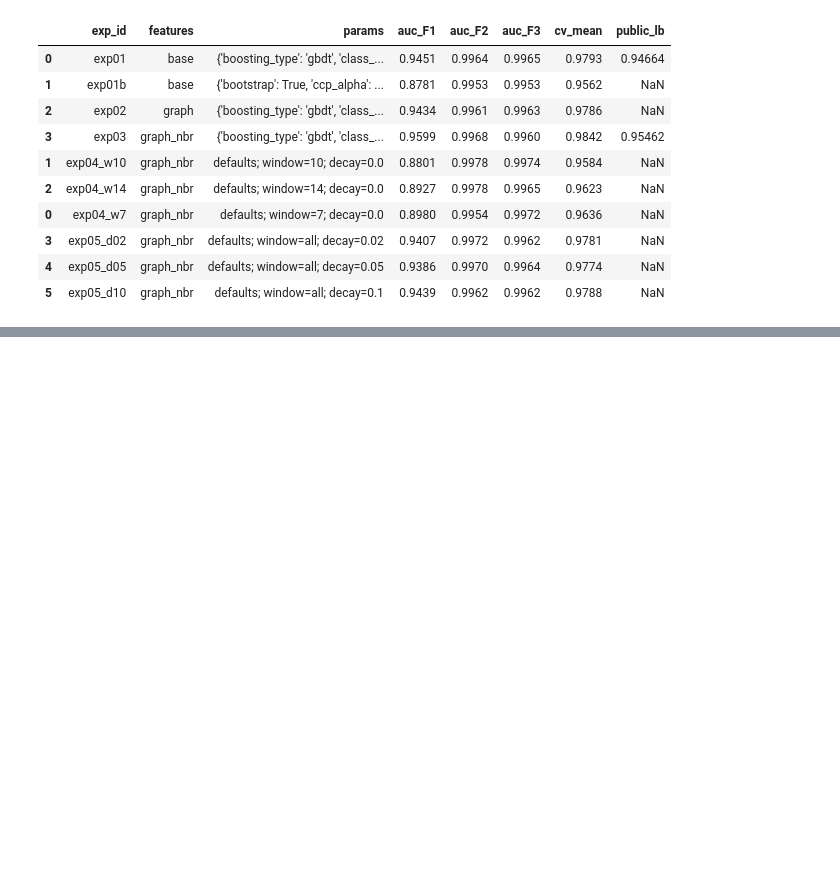
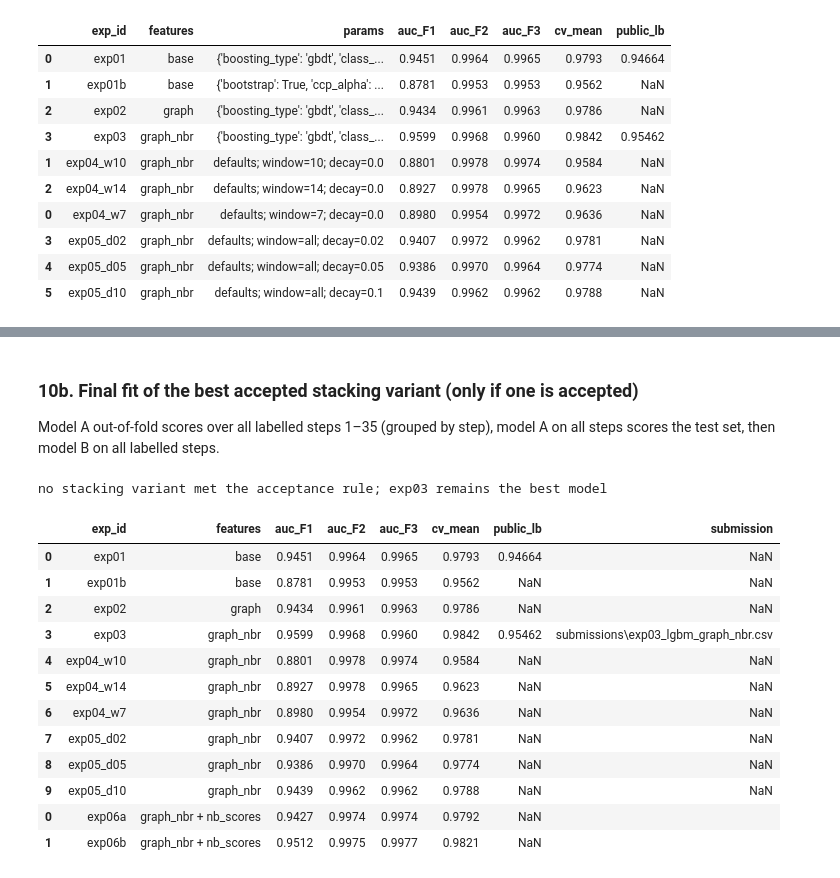
Before and after one commit to tanbeng123/bt4012-e1139091-kaggle-2026, a Jupyter notebook: bt4012_solution.ipynb, the cells around one changed output, grey strips where cells are left out. Drawn from its saved outputs; the diff is of its cells as text; code cells hidden in the pictures; blank space fills up the shorter version.

Commit message:
Experiment block 3: two-stage neighbour risk stacking (none accepted)

```diff
--- a/bt4012_solution.ipynb
+++ b/bt4012_solution.ipynb
@@ -446,0 +537,55 @@ log[['exp_id', 'features', 'params', 'auc_F1', 'auc_F2', 'auc_F3', 'cv_mean', 'p
+# %% [markdown]
+### 10b. Final fit of the best accepted stacking variant (only if one is accepted)
+
+Model A out-of-fold scores over all labelled steps 1–35 (grouped by step), model A on all steps scores the test set, then model B on all labelled steps.
+# %%
+accepted = stack[stack.accepted].sort_values(['F1', 'mean'], ascending=False)
+stack_sub_path = None
+if len(accepted):
+    best_stack = accepted.index[0]
+    a_cols = STACK_EXPS[best_stack]
+    nbs = neighbour_scores(stage_a_scores(lab_x, test_x, a_cols))
+    lab_b, test_b = lab_x.join(nbs, on='txId'), test_x.join(nbs, on='txId')
+    model_b = make_model('lgbm').fit(lab_b[STACK_COLS], lab_b['label'])
+
+    sub = sample[['index']].copy()
+    sub['target'] = model_b.predict_proba(test_b[STACK_COLS])[:, 1]
+    assert sub.shape == sample.shape and list(sub.columns) == list(sample.columns)
+    assert (sub['index'].values == sample['index'].values).all()
+    assert np.isfinite(sub['target']).all() and sub['target'].between(0, 1).all()
+    stack_sub_path = SUB_DIR / f'{best_stack}_lgbm_stack.csv'
+    sub.to_csv(stack_sub_path, index=False)
+    print('selected', best_stack, '-> saved', stack_sub_path)
+
+    imp = pd.Series(model_b.booster_.feature_importance('gain'), index=STACK_COLS)
+    print('share of importance from neighbour-score features:', round(imp[SCORE_COLS].sum() / imp.sum(), 3))
+else:
+    print('no stacking variant met the acceptance rule; exp03 remains the best model')
+# %% [output]
+no stacking variant met the acceptance rule; exp03 remains the best model
+# %%
+new_log = pd.DataFrame([{
+    'exp_id': e, 'model': 'lgbm 2-stage', 'features': 'graph_nbr + nb_scores', 'seed': SEED,
+    'params': f"defaults; model A on {r['model_A']}; OOF grouped by time step (5 folds)",
+    **{f'auc_{f}': round(r[f], 4) for f in FOLDS},
+    'cv_mean': round(r['mean'], 4), 'cv_min': round(r['min'], 4),
+    'submission': str(stack_sub_path) if stack_sub_path and e == stack_sub_path.stem.split('_')[0] else '',
+} for e, r in stack.drop(index='exp03').iterrows()])
+log = pd.read_csv(LOG)
+log = pd.concat([log[~log.exp_id.isin(new_log.exp_id)], new_log]).sort_values('exp_id')
+log.to_csv(LOG, index=False)
+log[['exp_id', 'features', 'auc_F1', 'auc_F2', 'auc_F3', 'cv_mean', 'public_lb', 'submission']]
+# %% [output]
+|  | exp_id | features | auc_F1 | auc_F2 | auc_F3 | cv_mean | public_lb | submission |
+| 0 | exp01 | base | 0.9451 | 0.9964 | 0.9965 | 0.9793 | 0.94664 | NaN |
+| 1 | exp01b | base | 0.8781 | 0.9953 | 0.9953 | 0.9562 | NaN | NaN |
+| 2 | exp02 | graph | 0.9434 | 0.9961 | 0.9963 | 0.9786 | NaN | NaN |
+| 3 | exp03 | graph_nbr | 0.9599 | 0.9968 | 0.9960 | 0.9842 | 0.95462 | submissions\exp03_lgbm_graph_nbr.csv |
+| 4 | exp04_w10 | graph_nbr | 0.8801 | 0.9978 | 0.9974 | 0.9584 | NaN | NaN |
+| 5 | exp04_w14 | graph_nbr | 0.8927 | 0.9978 | 0.9965 | 0.9623 | NaN | NaN |
+| 6 | exp04_w7 | graph_nbr | 0.8980 | 0.9954 | 0.9972 | 0.9636 | NaN | NaN |
+| 7 | exp05_d02 | graph_nbr | 0.9407 | 0.9972 | 0.9962 | 0.9781 | NaN | NaN |
+| 8 | exp05_d05 | graph_nbr | 0.9386 | 0.9970 | 0.9964 | 0.9774 | NaN | NaN |
+| 9 | exp05_d10 | graph_nbr | 0.9439 | 0.9962 | 0.9962 | 0.9788 | NaN | NaN |
+| 0 | exp06a | graph_nbr + nb_scores | 0.9427 | 0.9974 | 0.9974 | 0.9792 | NaN |  |
+| 1 | exp06b | graph_nbr + nb_scores | 0.9512 | 0.9975 | 0.9977 | 0.9821 | NaN |  |
```
Also changed, not shown: parts of 5 cells of this notebook, 1 other file.
